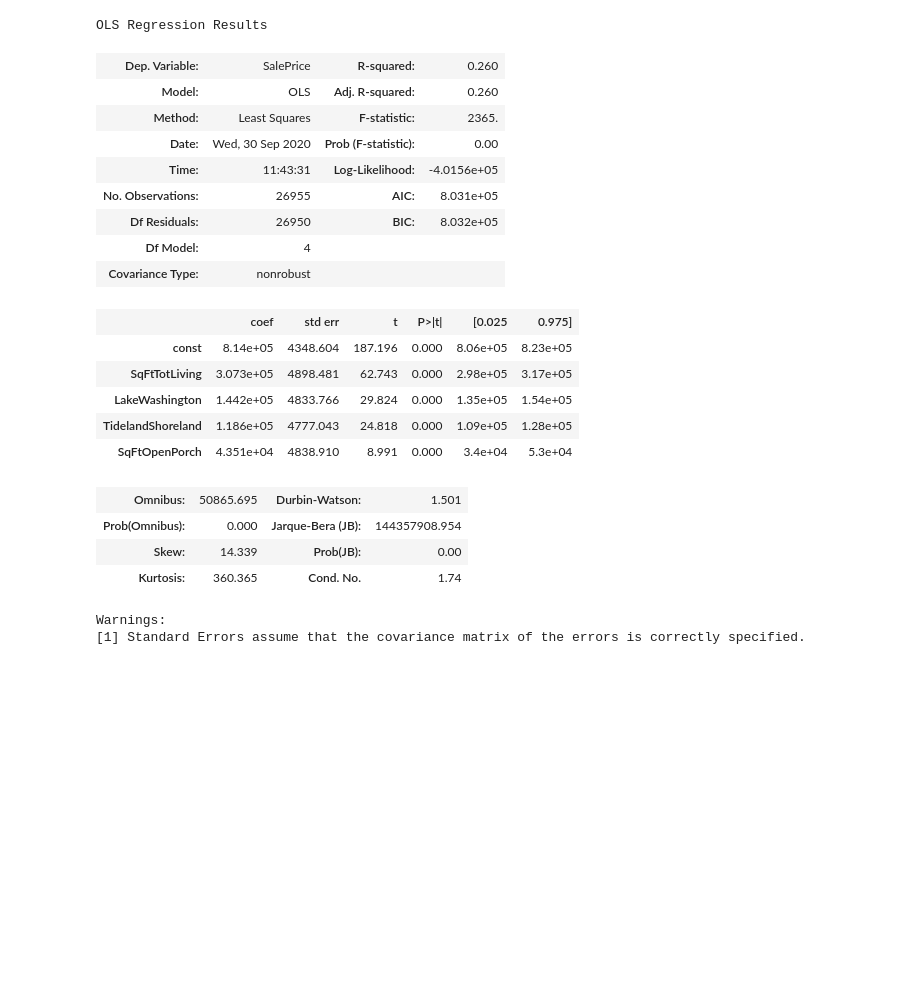
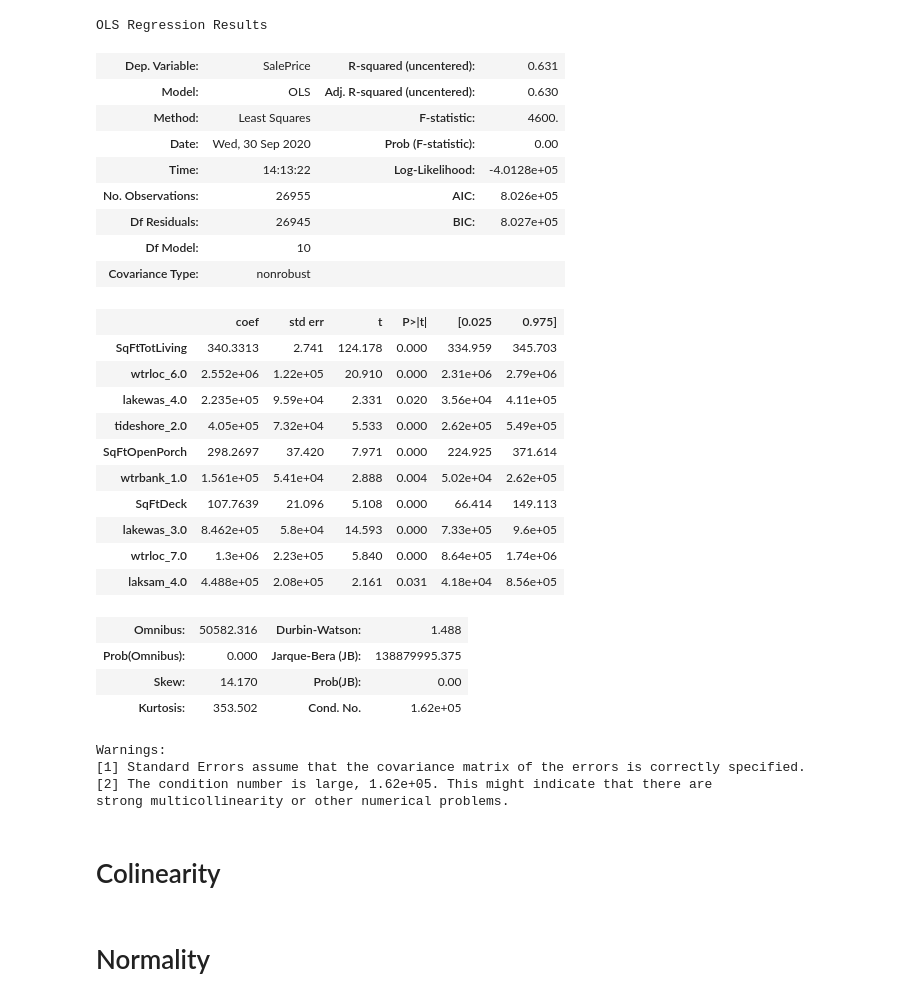
Before and after one commit to howen7/KingHousing, a Jupyter notebook: notebooks/exploratory/Hunter_FM.ipynb, the cells around one changed output. Cells and saved outputs as stored; diff of their text form; code cells hidden in the pictures; blank space fills up the shorter version.

```diff
--- a/notebooks/exploratory/Hunter_FM.ipynb
+++ b/notebooks/exploratory/Hunter_FM.ipynb
@@ -34,27 +34,36 @@ The top correlation features for you target it: ['SqFtTotLiving', 'LakeWashingto
 # %%
 from src.mymods import model_summary
-# %%
-model_summary(df, 'SalePrice',['SqFtTotLiving', 'LakeWashington', 'TidelandShoreland', 'SqFtOpenPorch'])
-# %% [output]
-OLS Regression Results
-| Dep. Variable: | SalePrice | R-squared: | 0.260 |
-| Model: | OLS | Adj. R-squared: | 0.260 |
-| Method: | Least Squares | F-statistic: | 2365. |
-| Date: | Wed, 30 Sep 2020 | Prob (F-statistic): | 0.00 |
-| Time: | 11:43:31 | Log-Likelihood: | -4.0156e+05 |
-| No. Observations: | 26955 | AIC: | 8.031e+05 |
-| Df Residuals: | 26950 | BIC: | 8.032e+05 |
-| Df Model: | 4 |  |  |
-| Covariance Type: | nonrobust |  |  |
-|  | coef | std err | t | P>|t| | [0.025 | 0.975] |
-| const | 8.14e+05 | 4348.604 | 187.196 | 0.000 | 8.06e+05 | 8.23e+05 |
-| SqFtTotLiving | 3.073e+05 | 4898.481 | 62.743 | 0.000 | 2.98e+05 | 3.17e+05 |
-| LakeWashington | 1.442e+05 | 4833.766 | 29.824 | 0.000 | 1.35e+05 | 1.54e+05 |
-| TidelandShoreland | 1.186e+05 | 4777.043 | 24.818 | 0.000 | 1.09e+05 | 1.28e+05 |
-| SqFtOpenPorch | 4.351e+04 | 4838.910 | 8.991 | 0.000 | 3.4e+04 | 5.3e+04 |
-| Omnibus: | 50865.695 | Durbin-Watson: | 1.501 |
-| Prob(Omnibus): | 0.000 | Jarque-Bera (JB): | 144357908.954 |
-| Skew: | 14.339 | Prob(JB): | 0.00 |
-| Kurtosis: | 360.365 | Cond. No. | 1.74 |
-Warnings:
-[1] Standard Errors assume that the covariance matrix of the errors is correctly specified.
+# %%
+model_summary(df, 'SalePrice',['SqFtTotLiving', 'wtrloc_6.0', 'lakewas_4.0', 'tideshore_2.0', 'SqFtOpenPorch', 'wtrbank_1.0', 'SqFtDeck', 'lakewas_3.0', 'wtrloc_7.0', 'laksam_4.0'])
+# %% [output]
+OLS Regression Results
+| Dep. Variable: | SalePrice | R-squared (uncentered): | 0.631 |
+| Model: | OLS | Adj. R-squared (uncentered): | 0.630 |
+| Method: | Least Squares | F-statistic: | 4600. |
+| Date: | Wed, 30 Sep 2020 | Prob (F-statistic): | 0.00 |
+| Time: | 14:13:22 | Log-Likelihood: | -4.0128e+05 |
+| No. Observations: | 26955 | AIC: | 8.026e+05 |
+| Df Residuals: | 26945 | BIC: | 8.027e+05 |
+| Df Model: | 10 |  |  |
+| Covariance Type: | nonrobust |  |  |
+|  | coef | std err | t | P>|t| | [0.025 | 0.975] |
+| SqFtTotLiving | 340.3313 | 2.741 | 124.178 | 0.000 | 334.959 | 345.703 |
+| wtrloc_6.0 | 2.552e+06 | 1.22e+05 | 20.910 | 0.000 | 2.31e+06 | 2.79e+06 |
+| lakewas_4.0 | 2.235e+05 | 9.59e+04 | 2.331 | 0.020 | 3.56e+04 | 4.11e+05 |
+| tideshore_2.0 | 4.05e+05 | 7.32e+04 | 5.533 | 0.000 | 2.62e+05 | 5.49e+05 |
+| SqFtOpenPorch | 298.2697 | 37.420 | 7.971 | 0.000 | 224.925 | 371.614 |
+| wtrbank_1.0 | 1.561e+05 | 5.41e+04 | 2.888 | 0.004 | 5.02e+04 | 2.62e+05 |
+| SqFtDeck | 107.7639 | 21.096 | 5.108 | 0.000 | 66.414 | 149.113 |
+| lakewas_3.0 | 8.462e+05 | 5.8e+04 | 14.593 | 0.000 | 7.33e+05 | 9.6e+05 |
+| wtrloc_7.0 | 1.3e+06 | 2.23e+05 | 5.840 | 0.000 | 8.64e+05 | 1.74e+06 |
+| laksam_4.0 | 4.488e+05 | 2.08e+05 | 2.161 | 0.031 | 4.18e+04 | 8.56e+05 |
+| Omnibus: | 50582.316 | Durbin-Watson: | 1.488 |
+| Prob(Omnibus): | 0.000 | Jarque-Bera (JB): | 138879995.375 |
+| Skew: | 14.170 | Prob(JB): | 0.00 |
+| Kurtosis: | 353.502 | Cond. No. | 1.62e+05 |
+Warnings:
+[1] Standard Errors assume that the covariance matrix of the errors is correctly specified.
+[2] The condition number is large, 1.62e+05. This might indicate that there are
+strong multicollinearity or other numerical problems.
+# %% [markdown]
+# Colinearity
@@ -60,0 +72,2 @@ Warnings:
+# %% [markdown]
+# Normality
```
Also changed, not shown: parts of 10 cells of this notebook, 4 other files.
